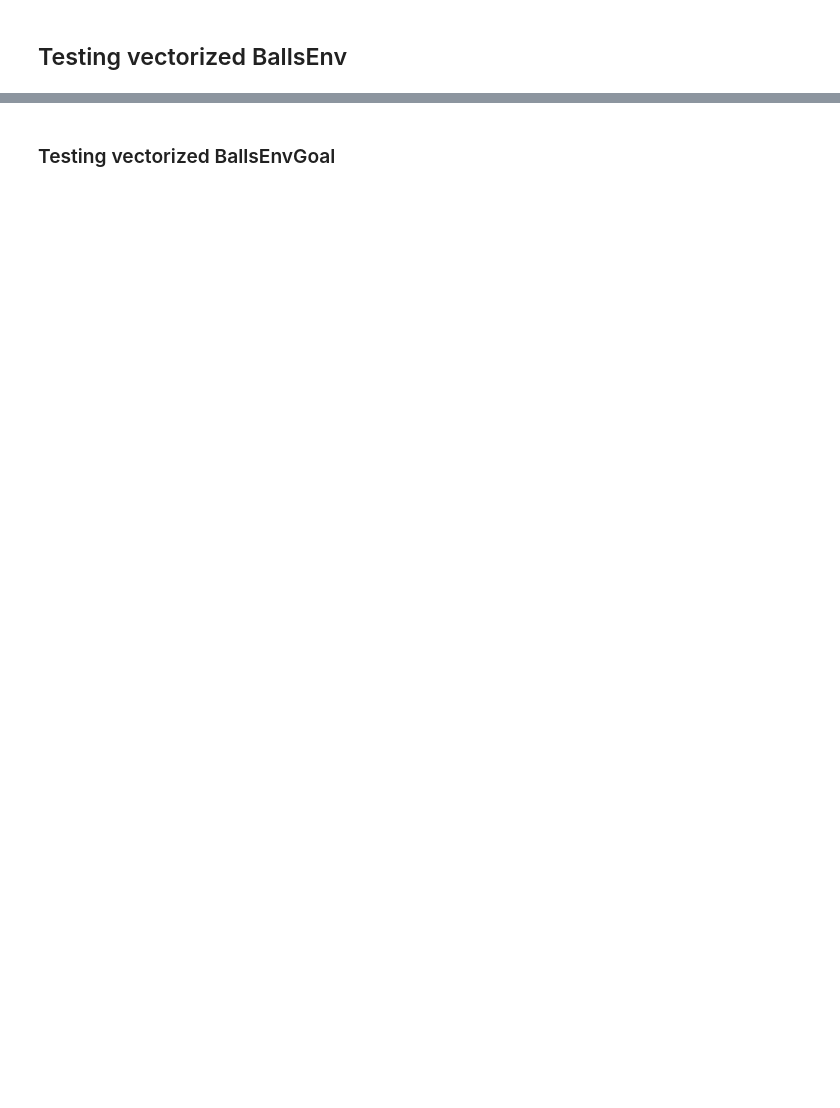
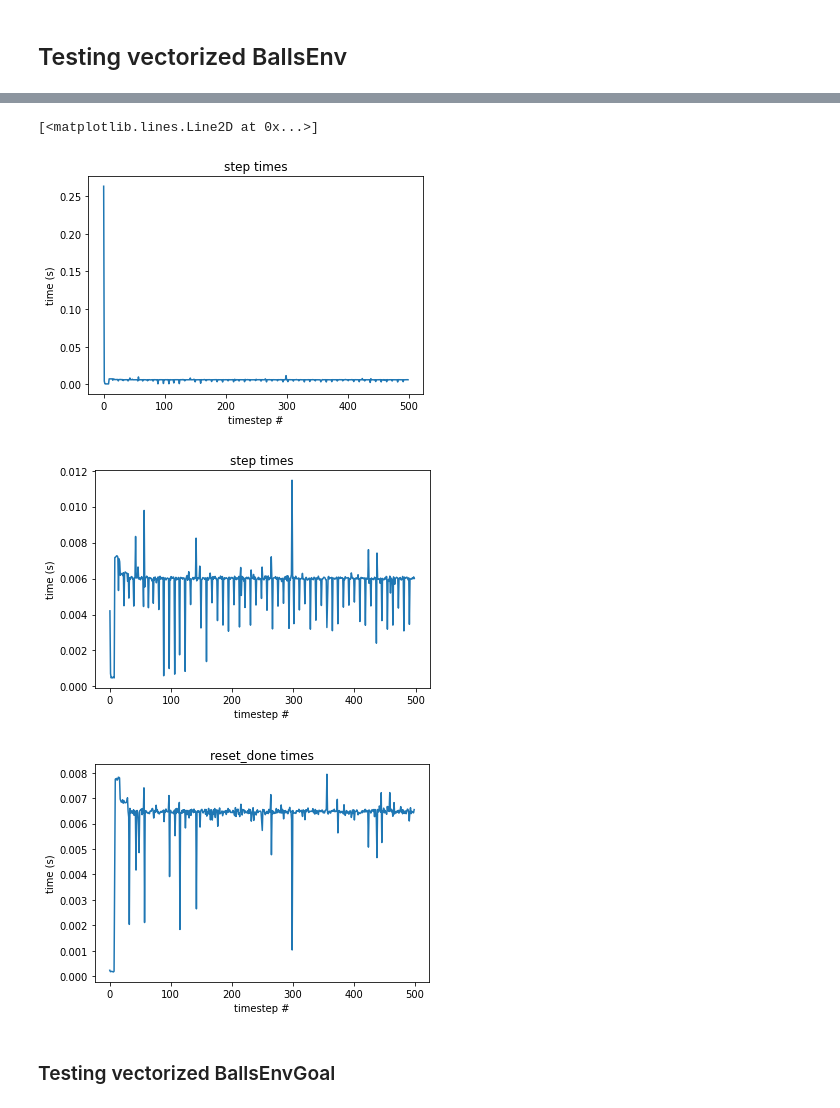
Before and after one commit to charlypg/Balzax, a Jupyter notebook: notebooks/balzax_environments.ipynb, the cells around one changed output, grey strips where cells are left out. Cells and saved outputs as stored; diff of their text form; code cells hidden in the pictures; blank space fills up the shorter version.

```diff
--- a/notebooks/balzax_environments.ipynb
+++ b/notebooks/balzax_environments.ipynb
@@ -75,9 +119,9 @@ keys = jax.random.split(key, num=NUM_ENV)
 
 env = BallsEnv(obs_type=OBS_TYPE, max_timestep=MAX_TIMESTEPS)
 
-vmap_env_reset_done = jax.jit(jax.vmap(env.reset_done))
-vmap_env_reset = jax.jit(jax.vmap(env.reset))
-vmap_env_step = jax.jit(jax.vmap(env.step))
+vmap_env_reset_done = jax.jit(jax.vmap(env.reset_done), backend='gpu')
+vmap_env_reset = jax.jit(jax.vmap(env.reset), backend='gpu')
+vmap_env_step = jax.jit(jax.vmap(env.step), backend='gpu')
 
 print()
 print("Observation type : {}".format(OBS_TYPE))
@@ -94,21 +138,37 @@ print("observations : {}".format(env_states.obs.shape))
 print()
 
 t0 = time()
-for _ in range(NB_ITER_1):
+for _ in tqdm(range(NB_ITER_1)):
     env_states = vmap_env_step(env_states, ACTION_1)
     env_states = vmap_env_reset_done(env_states)
 print("{0} iterations in {1}s".format(NB_ITER_1, time()-t0))
 print("step and reset_done : first call reflecting compilation time")
 print()
 
+step_times = []
+reset_done_times = []
 pulse = 2*jnp.pi / NB_ITER_2 * jnp.ones((NUM_ENV, 1))
 t0 = time()
-for i in range(NB_ITER_2):
+for i in tqdm(range(NB_ITER_2)):
+    t1 = time()
     env_states = vmap_env_step(env_states, jnp.sin(pulse*i))
+    step_times.append(time()-t1)
+    t1 = time()
     env_states = vmap_env_reset_done(env_states)
+    reset_done_times.append(time()-t1)
 print("{0} iterations in {1}s".format(NB_ITER_2, time()-t0))
 print("step and reset_done")
+print('\n\n')
+
+sum_steps = sum(step_times)
+print("Mean step: {}s".format(sum_steps/len(step_times)))
+print("Sum steps: {}s".format(sum_steps))
 print()
+
+sum_reset_dones = sum(reset_done_times)
+print("Mean reset_done: {}s".format(sum_reset_dones/len(reset_done_times)))
+print("Sum reset_dones: {}s".format(sum_reset_dones))
+print()
 # %% [output]
 Observation type : image
 Seed : 0
@@ -126,3 +192,26 @@ step and reset_done
+# %%
+plt.figure(1)
+plt.title("step times")
+plt.xlabel('timestep #')
+plt.ylabel('time (s)')
+plt.plot(step_times)
+
+plt.figure(2)
+plt.title("step times")
+plt.xlabel('timestep #')
+plt.ylabel('time (s)')
+plt.plot(step_times[1:])
+
+plt.figure(3)
+plt.title("reset_done times")
+plt.xlabel('timestep #')
+plt.ylabel('time (s)')
+plt.plot(reset_done_times)
+# %% [output]
+[<matplotlib.lines.Line2D at 0x...>]
+[figure, added]
+[figure, added]
+[figure, added]
 # %% [markdown]
 ### Testing vectorized BallsEnvGoal
 # %%
```
Also changed, not shown: parts of 8 cells of this notebook.
